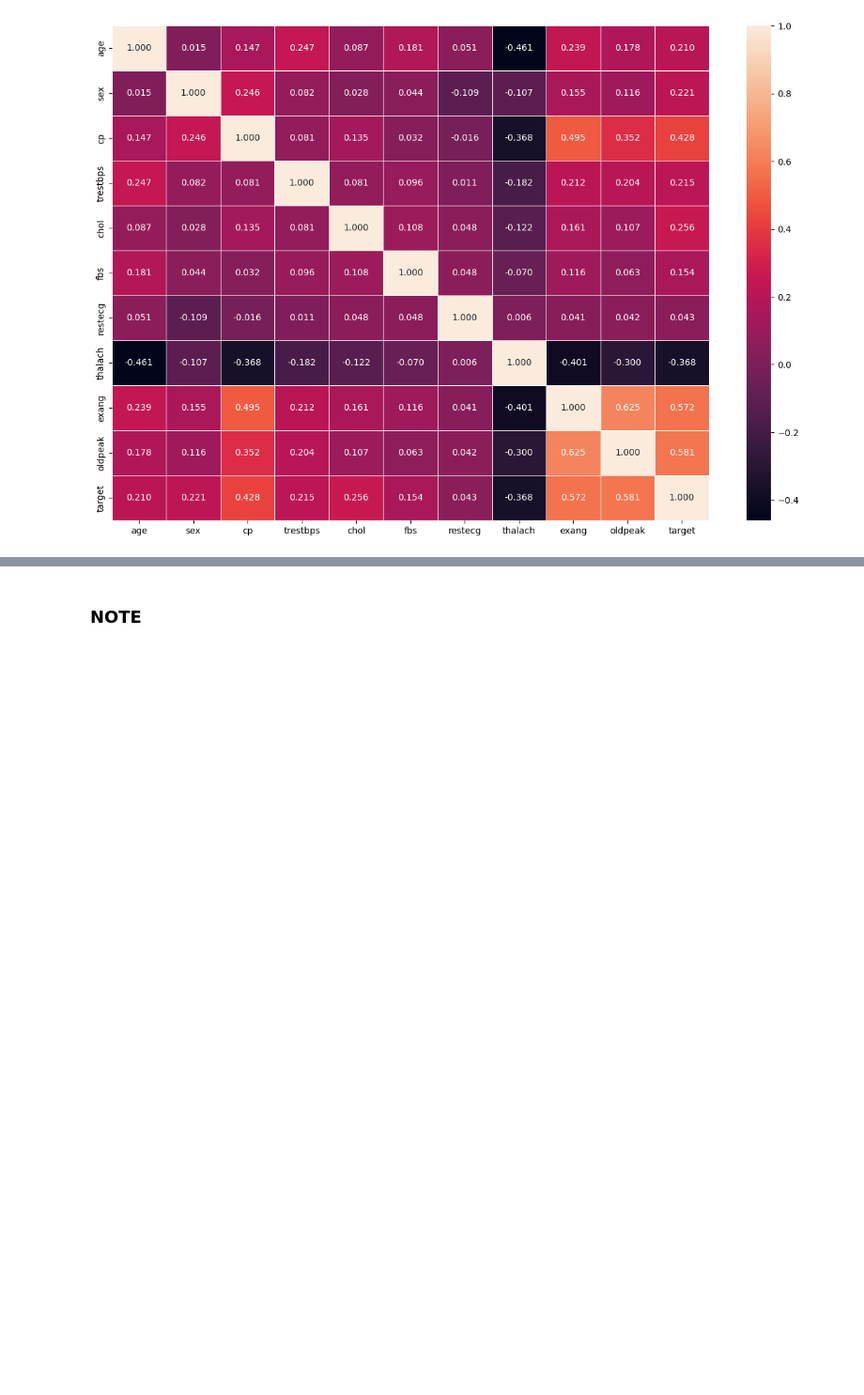
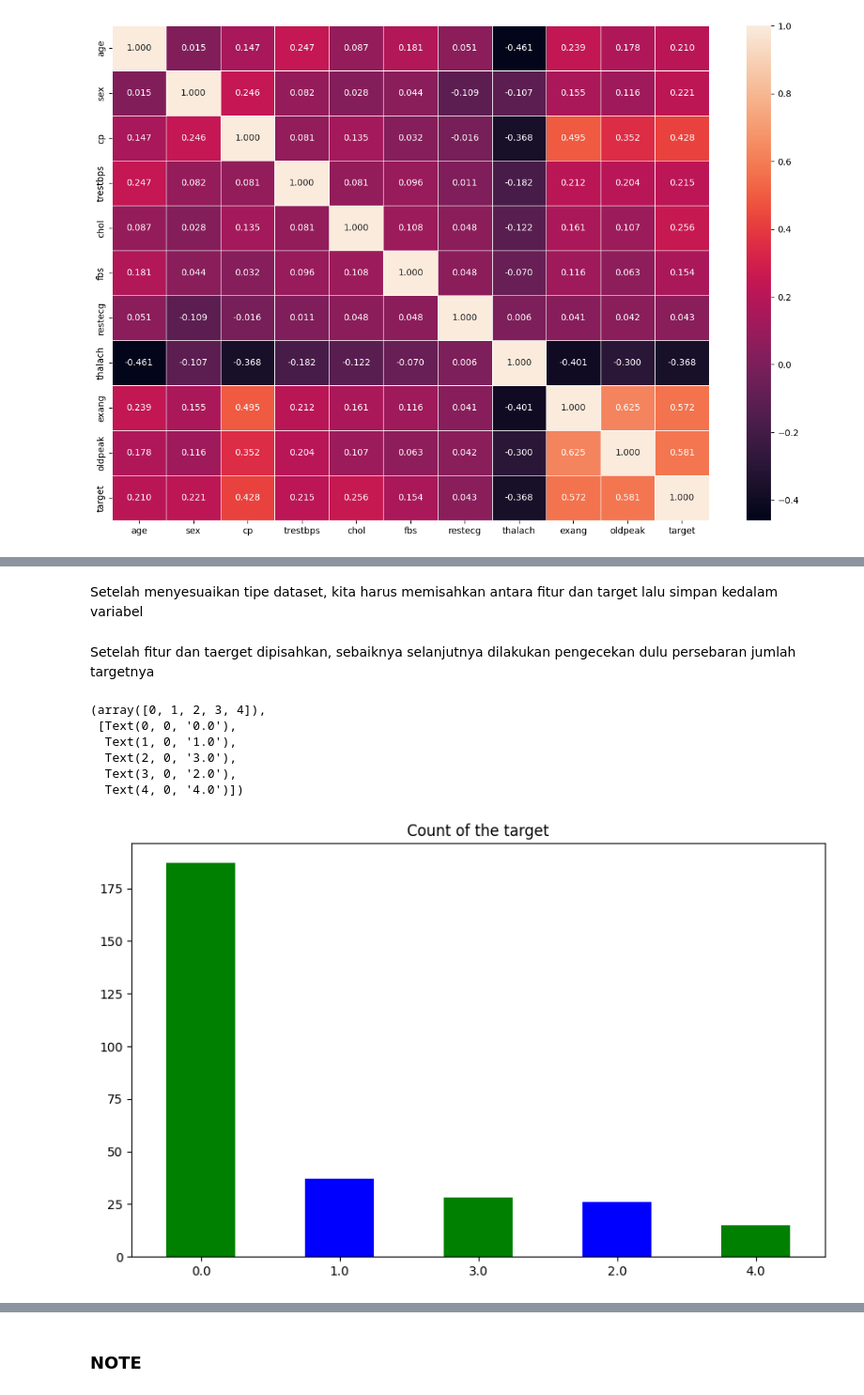
Before and after one commit to syuhraputri27/Data-Science, a Jupyter notebook: BK_Heart_Disease.ipynb, the cells around one changed output, grey strips where cells are left out. Shown: that part at 94% size. Saved outputs shown, nothing was run; the diff lists cells and outputs as text; code cells hidden in the pictures; blank space fills up the shorter version.

```diff
--- a/BK_Heart_Disease.ipynb
+++ b/BK_Heart_Disease.ipynb
@@ -45,8 +45,11 @@ Load Data
 # !ls "/content/drive/My Drive/BK" : gunanya buat mengetahui/CEK PATH dimana letak file kita
 
 
-# menyimpan data path -- upload dataset yang sudah di download terlebih dahulu
-directory = "/content/sample_data/hungarian.data"
+# menyimpan data path -- upload dataset yang sudah di download terlebih dahulu(local)
+# directory = "/content/sample_data/hungarian.data"
+
+# mount drive
+directory = "/content/drive/MyDrive/Perkuliahan/Udinus/Semester 7/hungarian-hd/hungarian.data"
 # %%
 # per setiap 76 data berulang, melakukan cek
 
@@ -480,0 +518,2 @@ sns.heatmap(cor_mat,annot=True,linewidths=0.5,fmt=".3f")
+# %% [markdown]
+Setelah menyesuaikan tipe dataset, kita harus memisahkan antara fitur dan target lalu simpan kedalam variabel
@@ -480,0 +523,14 @@ sns.heatmap(cor_mat,annot=True,linewidths=0.5,fmt=".3f")
+# %% [markdown]
+Setelah fitur dan taerget dipisahkan, sebaiknya selanjutnya dilakukan pengecekan dulu persebaran jumlah targetnya
+# %%
+dfClean['target'].value_counts().plot(kind='bar',figsize=(10,6),color=['green','blue'])
+plt.title("Count of the target")
+plt.xticks(rotation=0)
+# %% [output]
+(array([0, 1, 2, 3, 4]),
+ [Text(0, 0, '0.0'),
+  Text(1, 0, '1.0'),
+  Text(2, 0, '3.0'),
+  Text(3, 0, '2.0'),
+  Text(4, 0, '4.0')])
+[figure, added]
```
Also changed, not shown: parts of 101 cells of this notebook.
